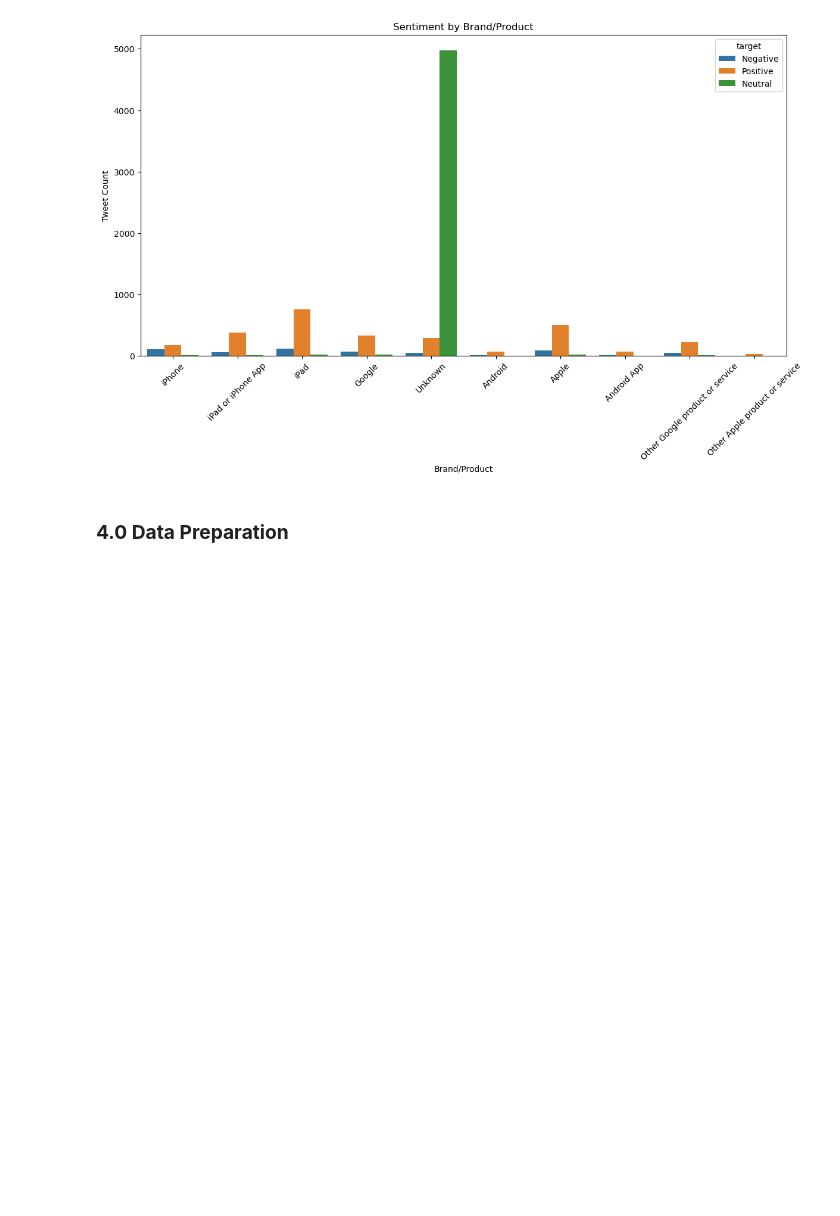
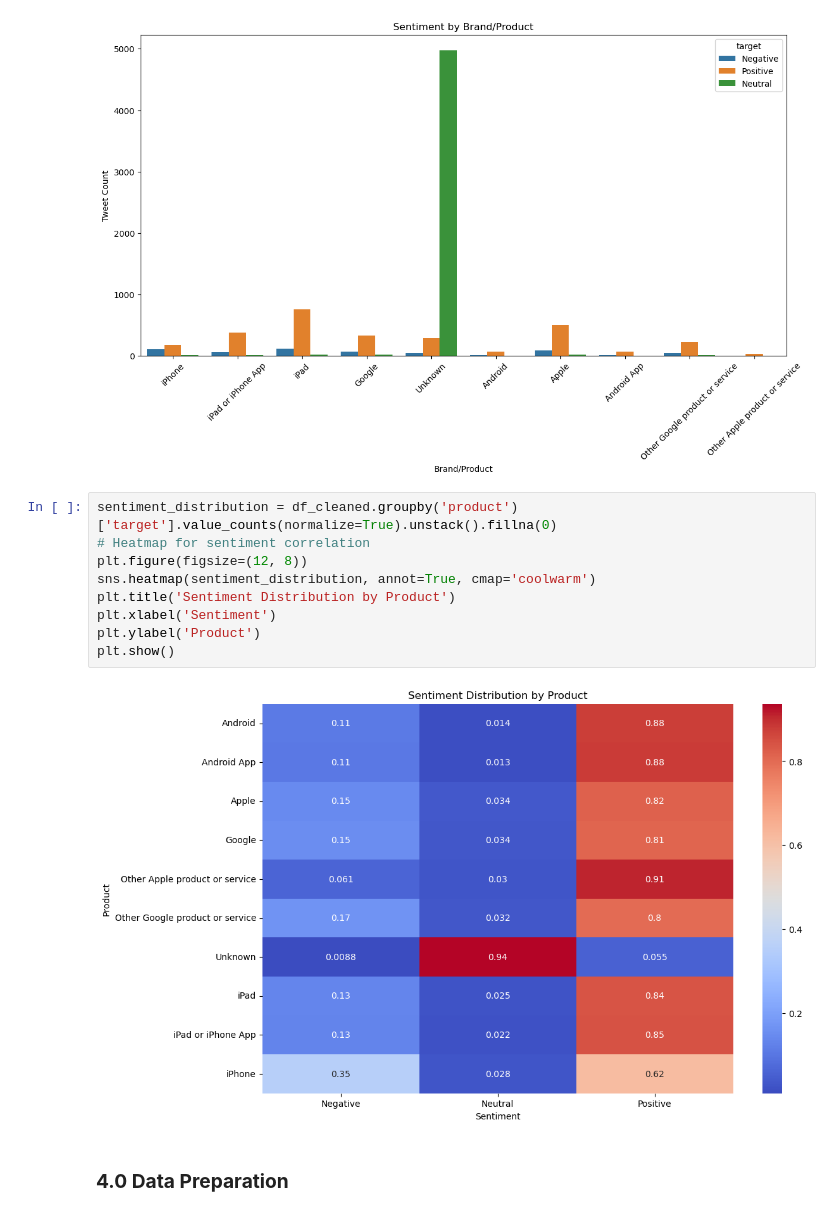
Before and after one commit to George-Chira/twitter-sentiment-analysis, a Jupyter notebook: notebooks/Maya.ipynb, the cells around one changed output. Saved outputs shown, nothing was run; the diff lists cells and outputs as text; blank space fills up the shorter version.

```diff
--- a/notebooks/Maya.ipynb
+++ b/notebooks/Maya.ipynb
@@ -661,6 +660,17 @@ plt.xticks(rotation=45)
 plt.show()
 # %% [output]
 [figure]
+# %%
+sentiment_distribution = df_cleaned.groupby('product')['target'].value_counts(normalize=True).unstack().fillna(0)
+# Heatmap for sentiment correlation
+plt.figure(figsize=(12, 8))
+sns.heatmap(sentiment_distribution, annot=True, cmap='coolwarm')
+plt.title('Sentiment Distribution by Product')
+plt.xlabel('Sentiment')
+plt.ylabel('Product')
+plt.show()
+# %% [output]
+[figure, added]
 # %% [markdown]
 ### **4.0 Data Preparation**
 # %% [markdown]
```
Also changed, not shown: parts of 7 cells of this notebook.
